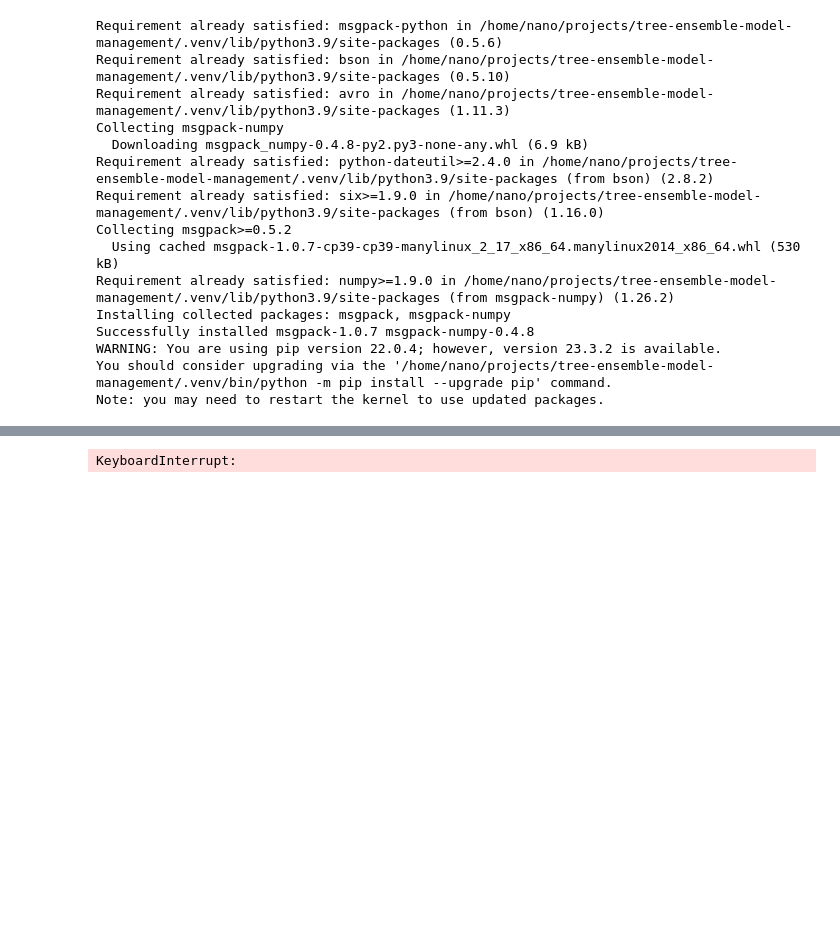
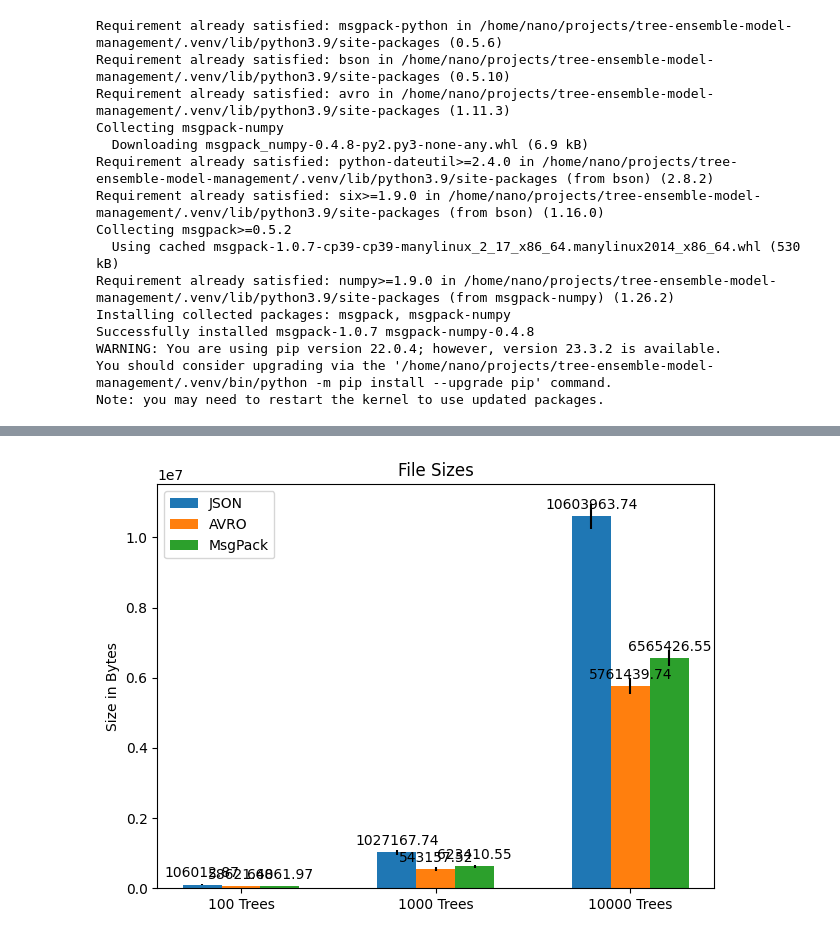
Before and after one commit to dkuska/tree-ensemble-model-management, a Jupyter notebook: avro/binary_json.ipynb, the cells around one changed output, grey strips where cells are left out. Drawn from its saved outputs; the diff is of its cells as text; code cells hidden in the pictures; blank space fills up the shorter version.

Commit message:
Update binary json

```diff
--- a/avro/binary_json.ipynb
+++ b/avro/binary_json.ipynb
@@ -174,7 +161,7 @@ def get_metrics(model_dir):
 
         # Load
         t0 = time()
-        load_model_avro(avro_path)
+        avro_booster = load_model_avro(avro_path)
         dt_avro_load.append(time() - t0)
 
         # Size
@@ -197,25 +184,35 @@ def get_metrics(model_dir):
         msgpack_sizes.append(os.path.getsize(msgpack_path))
         os.remove(msgpack_path)
 
+
     # Evaluation
     # Load
     json_mean, json_std = mean_and_std(dt_json_load)
     avro_mean, avro_std = mean_and_std(dt_avro_load)
     msgpack_mean, msgpack_std = mean_and_std(dt_msgpack_load)
-    print(
-        f"JSON: {json_mean} +- {json_std}; AVRO: {avro_mean} +- {avro_std}: MsgPack: {msgpack_mean} +- {msgpack_std}"
-    )
+    dt_load = {
+        "JSON": {"mean": json_mean, "std": json_std},
+        "AVRO": {"mean": avro_mean, "std": avro_std},
+        "MsgPack": {"mean": msgpack_mean, "std": msgpack_std},
+    }
     # Save
     json_mean, json_std = mean_and_std(dt_json_save)
     avro_mean, avro_std = mean_and_std(dt_avro_save)
     msgpack_mean, msgpack_std = mean_and_std(dt_msgpack_save)
-    print(
-        f"JSON: {json_mean} +- {json_std}; AVRO: {avro_mean} +- {avro_std}: MsgPack: {msgpack_mean} +- {msgpack_std}"
-    )
+    dt_save = {
+        "JSON": {"mean": json_mean, "std": json_std},
+        "AVRO": {"mean": avro_mean, "std": avro_std},
+        "MsgPack": {"mean": msgpack_mean, "std": msgpack_std},
+    }
+
     # Size
     json_mean, json_std = mean_and_std(json_sizes)
     avro_mean, avro_std = mean_and_std(avro_sizes)
     msgpack_mean, msgpack_std = mean_and_std(msgpack_sizes)
-    print(
-        f"JSON: {json_mean} +- {json_std}; AVRO: {avro_mean} +- {avro_std}: MsgPack: {msgpack_mean} +- {msgpack_std}"
-    )
+    sizes = {
+        "JSON": {"mean": json_mean, "std": json_std},
+        "AVRO": {"mean": avro_mean, "std": avro_std},
+        "MsgPack": {"mean": msgpack_mean, "std": msgpack_std},
+    }
+
+    return sizes, dt_save, dt_load
@@ -233,4 +219,6 @@ JSON: 1027167.7419354839 +- 65128.09421636705; AVRO: 543157.5161290322 +- 49329.
-# %%
-get_metrics(daily_10000)
-# %% [output]
-KeyboardInterrupt:
+# %%
+sizes_100, save_100, load_100 = get_metrics(daily_100)
+# %%
+sizes_1000, save_1000, load_1000 = get_metrics(daily_1000)
+# %%
+sizes_10000, save_10000, load_10000 = get_metrics(daily_10000)
@@ -236,0 +291,4 @@ KeyboardInterrupt:
+# %%
+plot(sizes_100, sizes_1000, sizes_10000, ylabel="Size in Bytes", title="File Sizes")
+# %% [output]
+[figure, added]
```
Also changed, not shown: parts of 7 cells of this notebook.
